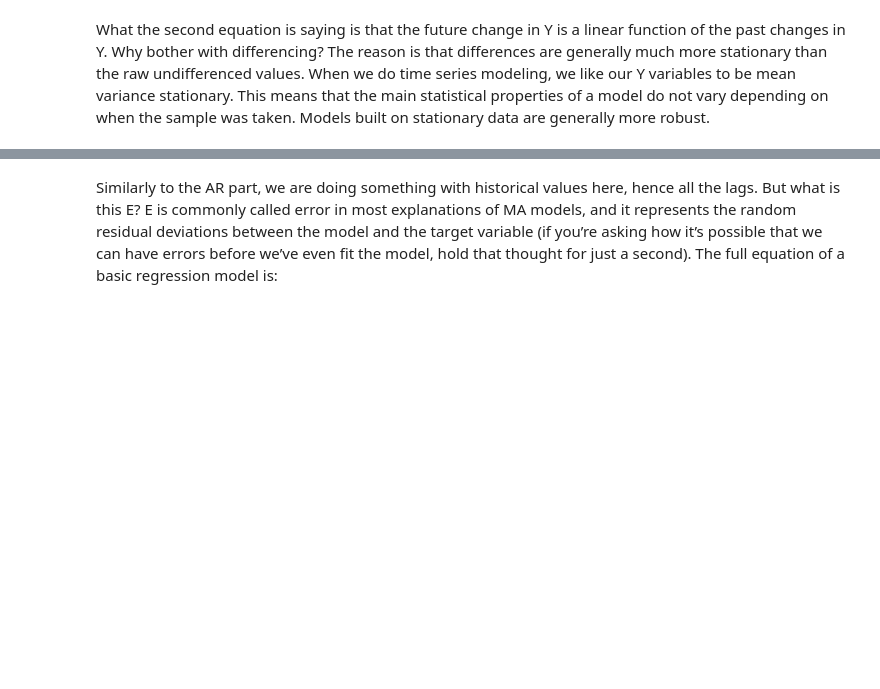
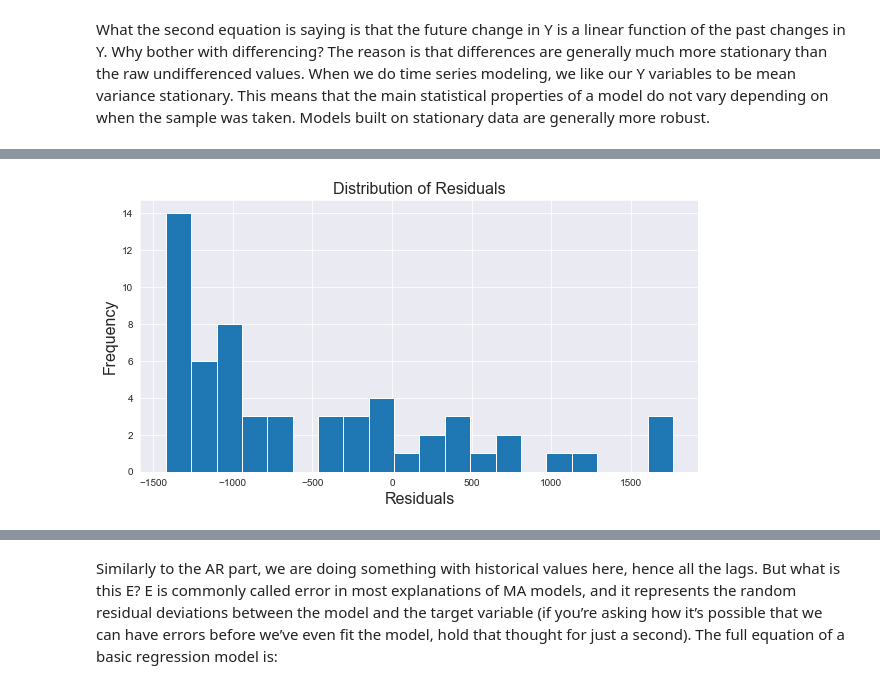
Before and after one commit to abrahamlewis4867/GA-Capstone-Project, a Jupyter notebook: code/Arima.ipynb, the cells around one changed output, grey strips where cells are left out. Saved outputs shown, nothing was run; the diff lists cells and outputs as text; code cells hidden in the pictures; blank space fills up the shorter version.

```diff
--- a/code/Arima.ipynb
+++ b/code/Arima.ipynb
@@ -143,0 +250,8 @@ r2_score(y_test, water_test_preds)
+# %%
+plt.figure(figsize=(10,5)) #determining size
+plt.title('Distribution of Residuals',fontsize= 16)
+plt.xlabel('Residuals',fontsize= 16)
+plt.ylabel('Frequency',fontsize= 16)
+plt.hist(resids, bins = 20);
+# %% [output]
+[figure, added]
```
Also changed, not shown: parts of 46 cells of this notebook.
